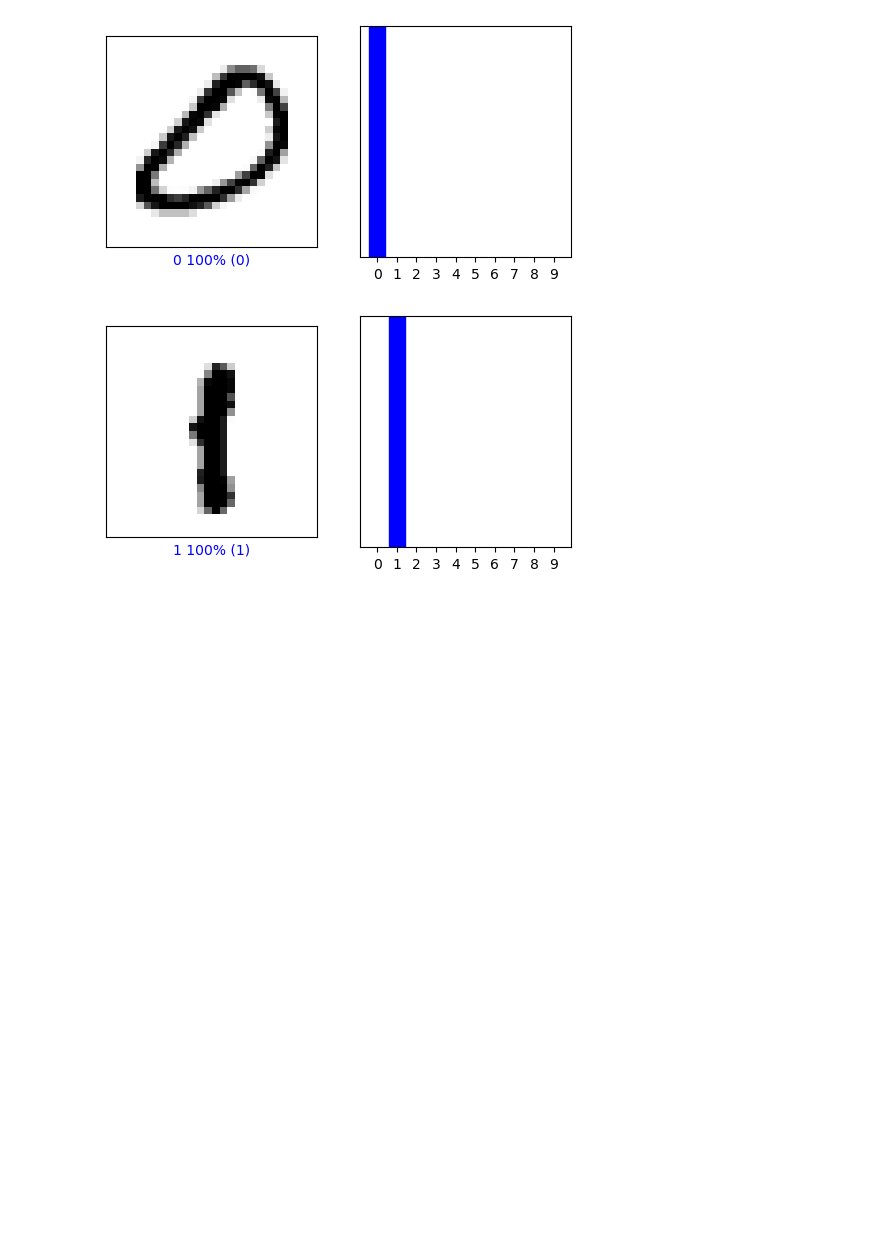
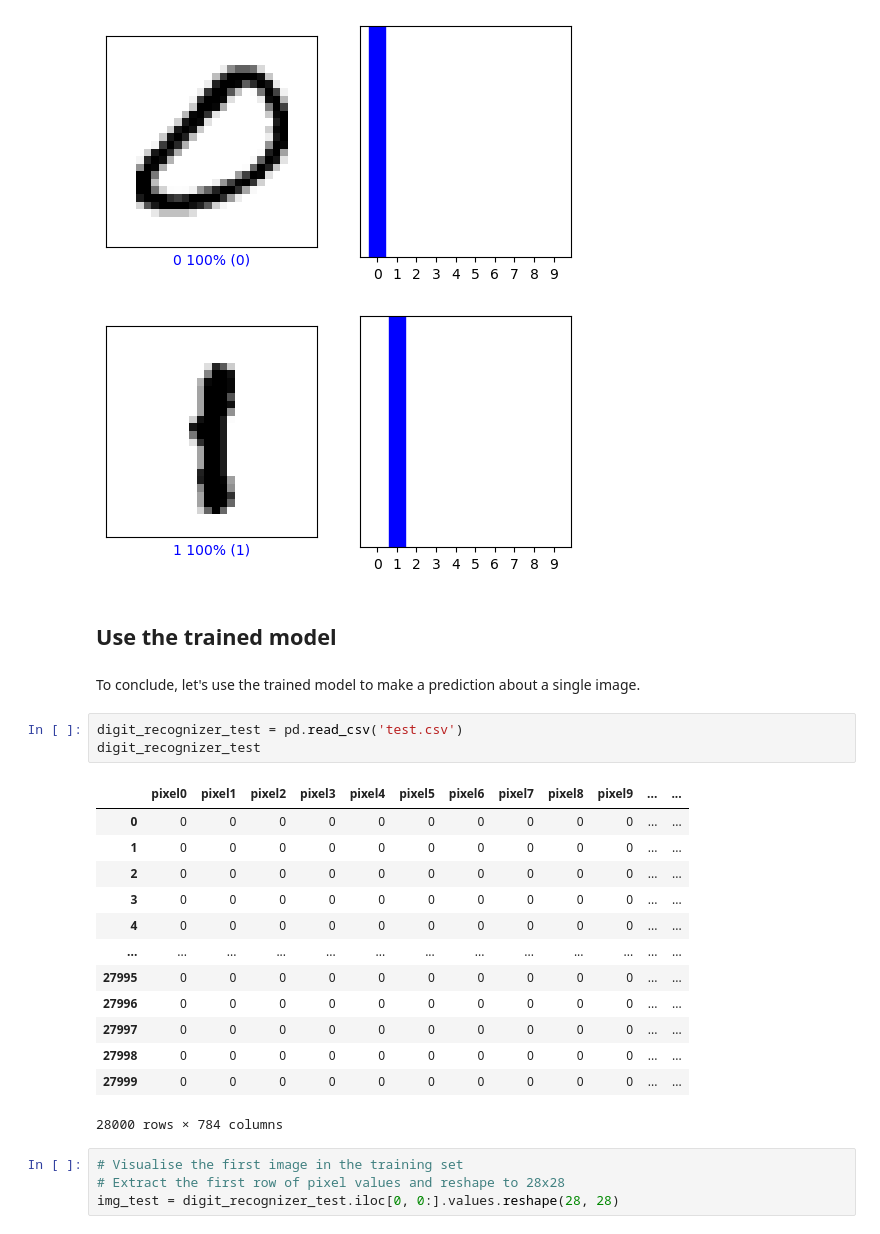
Before and after one commit to Tatiana-ZC/4.Project_Digit_Recognizer, a Jupyter notebook: Digit_Recognizer.ipynb, the cells around one changed output. Saved outputs shown, nothing was run; the diff lists cells and outputs as text; blank space fills up the shorter version.

```diff
--- a/Digit_Recognizer.ipynb
+++ b/Digit_Recognizer.ipynb
@@ -377,3 +381,28 @@ for i in range(10):
 [figure]
 [figure]
 [figure]
+# %% [markdown]
+## Use the trained model
+# %% [markdown]
+To conclude, let's use the trained model to make a prediction about a single image.
+# %%
+digit_recognizer_test = pd.read_csv('test.csv')
+digit_recognizer_test
+# %% [output]
+|  | pixel0 | pixel1 | pixel2 | pixel3 | pixel4 | pixel5 | pixel6 | pixel7 | pixel8 | pixel9 | ... | ... |
+| 0 | 0 | 0 | 0 | 0 | 0 | 0 | 0 | 0 | 0 | 0 | ... | ... |
+| 1 | 0 | 0 | 0 | 0 | 0 | 0 | 0 | 0 | 0 | 0 | ... | ... |
+| 2 | 0 | 0 | 0 | 0 | 0 | 0 | 0 | 0 | 0 | 0 | ... | ... |
+| 3 | 0 | 0 | 0 | 0 | 0 | 0 | 0 | 0 | 0 | 0 | ... | ... |
+| 4 | 0 | 0 | 0 | 0 | 0 | 0 | 0 | 0 | 0 | 0 | ... | ... |
+| ... | ... | ... | ... | ... | ... | ... | ... | ... | ... | ... | ... | ... |
+| 27995 | 0 | 0 | 0 | 0 | 0 | 0 | 0 | 0 | 0 | 0 | ... | ... |
+| 27996 | 0 | 0 | 0 | 0 | 0 | 0 | 0 | 0 | 0 | 0 | ... | ... |
+| 27997 | 0 | 0 | 0 | 0 | 0 | 0 | 0 | 0 | 0 | 0 | ... | ... |
+| 27998 | 0 | 0 | 0 | 0 | 0 | 0 | 0 | 0 | 0 | 0 | ... | ... |
+| 27999 | 0 | 0 | 0 | 0 | 0 | 0 | 0 | 0 | 0 | 0 | ... | ... |
+28000 rows × 784 columns
+# %%
+# Visualise the first image in the training set
+# Extract the first row of pixel values and reshape to 28x28
+img_test = digit_recognizer_test.iloc[0, 0:].values.reshape(28, 28)
```
Also changed, not shown: parts of 16 cells of this notebook.
